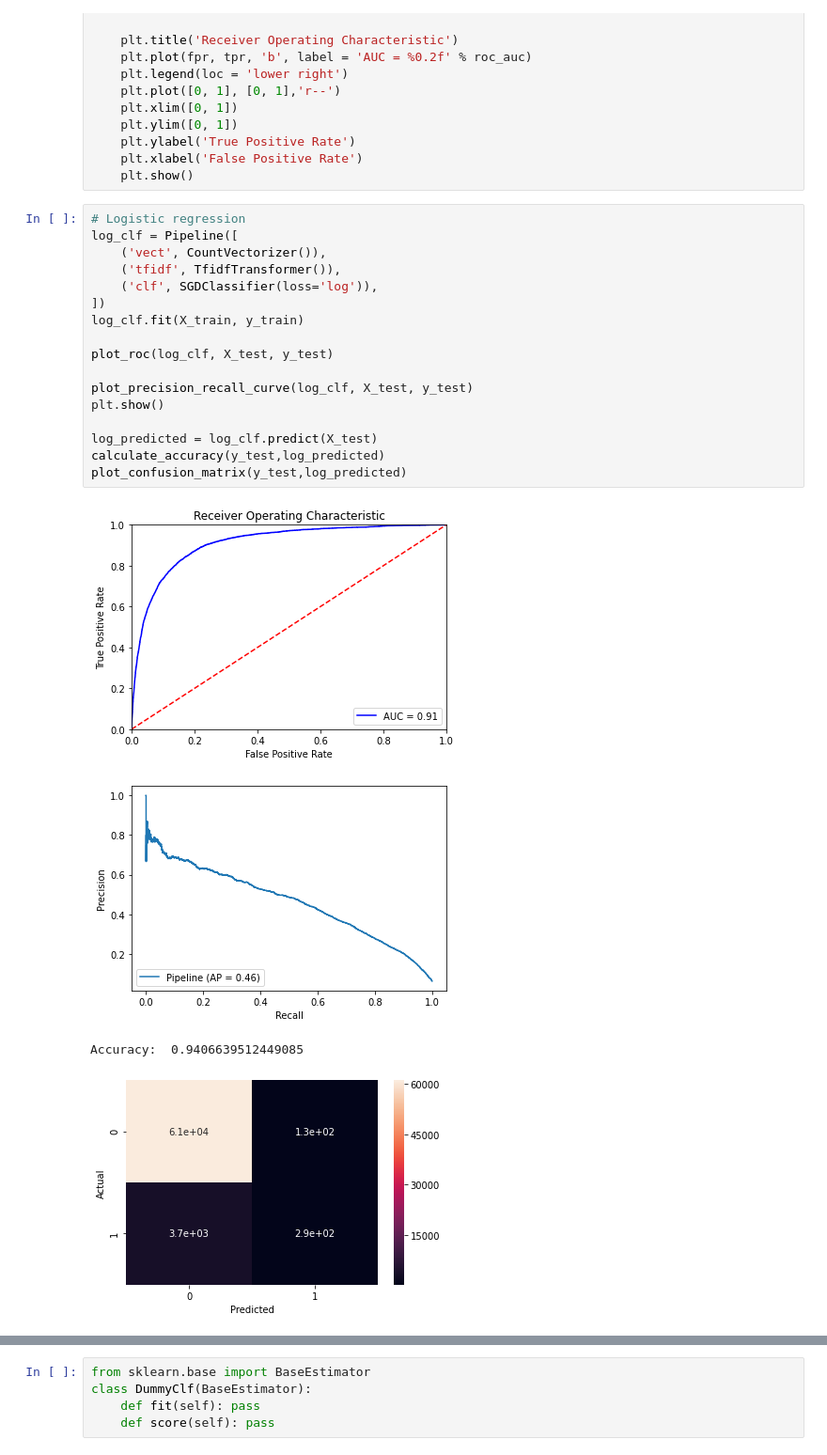
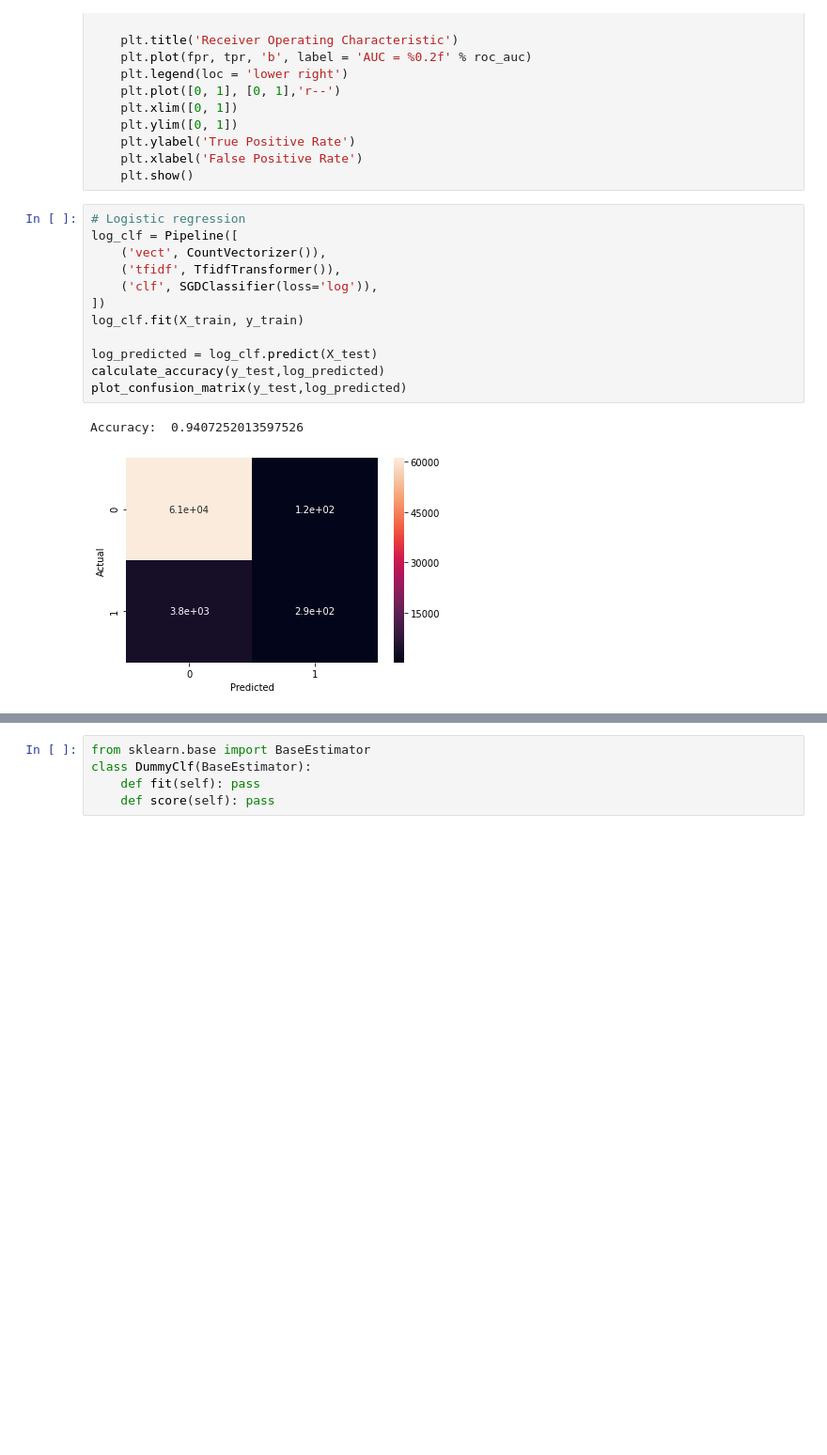
Before and after one commit to shiranimehr/Capstone-two, a Jupyter notebook: insincere_questions_classification/notebooks/Modeling.ipynb, the cells around one changed output, grey strips where cells are left out. Shown at 94% size. Drawn from its saved outputs; the diff is of its cells as text; blank space fills up the shorter version.

Commit message:
Updated plots and added report and presentation.
Updated plots and added report and presentation.

```diff
--- a/insincere_questions_classification/notebooks/Modeling.ipynb
+++ b/insincere_questions_classification/notebooks/Modeling.ipynb
@@ -77,25 +87,18 @@ def plot_roc(model, X_test, y_test):
 # %%
 # Logistic regression
 log_clf = Pipeline([
     ('vect', CountVectorizer()),
     ('tfidf', TfidfTransformer()),
     ('clf', SGDClassifier(loss='log')),
 ])
 log_clf.fit(X_train, y_train)
 
-plot_roc(log_clf, X_test, y_test)
-
-plot_precision_recall_curve(log_clf, X_test, y_test)
-plt.show()
-
 log_predicted = log_clf.predict(X_test)
 calculate_accuracy(y_test,log_predicted)
 plot_confusion_matrix(y_test,log_predicted)
 # %% [output]
+Accuracy:  0.9407252013597526
-[figure, old version]
+[figure, new version]
-[figure, removed]
-Accuracy:  0.9406639512449085
-[figure, removed]
 # %%
 # SVM
 svm_clf = Pipeline([
```
Also changed, not shown: parts of 15 cells of this notebook, 4 other files.
